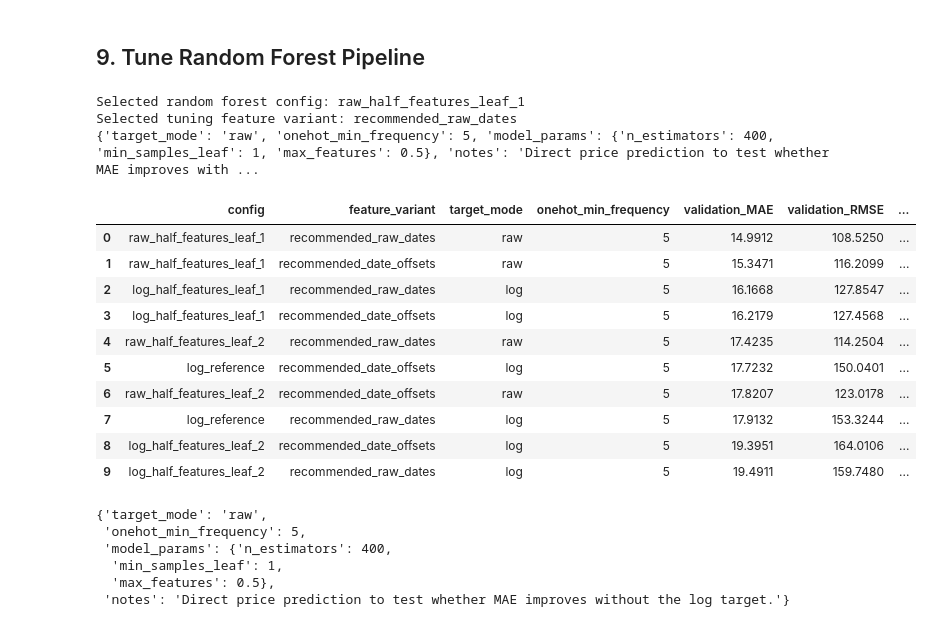
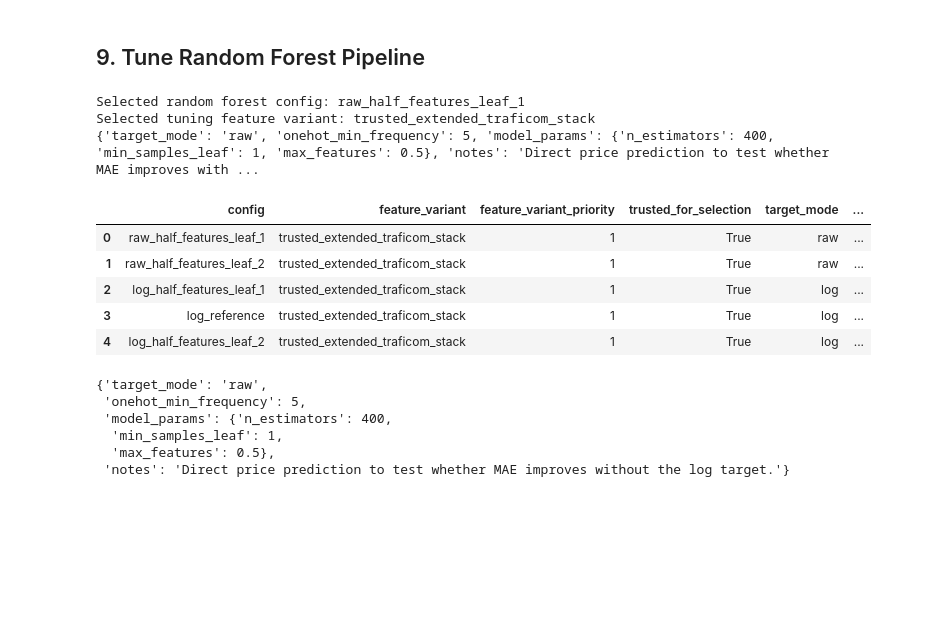
Before and after one commit to Riteshbhandarii/DPPM, a Jupyter notebook: notebooks/04_training/02_random_forest.ipynb, the cells around one changed output. Drawn from its saved outputs; the diff is of its cells as text; code cells hidden in the pictures; blank space fills up the shorter version.

Commit message:
random forest mae better exboost rmse better

```diff
--- a/notebooks/04_training/02_random_forest.ipynb
+++ b/notebooks/04_training/02_random_forest.ipynb
@@ -515,13 +567,23 @@ random_forest_candidate_configs = {
     },
 }
 
+
 random_forest_tuning_feature_sets = {
-    "recommended_raw_dates": recommended_model_features,
-    "recommended_date_offsets": recommended_model_features_with_offsets,
+    "trusted_extended_traficom_stack": {
+        "features": list(dict.fromkeys(
+            baseline_features
+            + traficom_features
+            + registry_lifecycle_features
+            + traficom_extended_features
+        )),
+        "trusted_for_selection": True,
+        "priority": 1,
+    },
 }
 
 tuning_results = []
-for feature_variant_name, tuning_features in random_forest_tuning_feature_sets.items():
+for feature_variant_name, feature_variant_config in random_forest_tuning_feature_sets.items():
+    tuning_features = feature_variant_config["features"]
     X_train_tuning = train_df[tuning_features].copy()
     X_validation_tuning = validation_df[tuning_features].copy()
 
@@ -545,48 +607,46 @@ for feature_variant_name, tuning_features in random_forest_tuning_feature_sets.i
         tuning_results.append({
             "config": config_name,
             "feature_variant": feature_variant_name,
+            "feature_variant_priority": feature_variant_config["priority"],
+            "trusted_for_selection": feature_variant_config["trusted_for_selection"],
             "target_mode": config["target_mode"],
             "onehot_min_frequency": config["onehot_min_frequency"],
             "validation_MAE": mean_absolute_error(y_validation, validation_pred_current),
             "validation_RMSE": np.sqrt(mean_squared_error(y_validation, validation_pred_current)),
             "validation_R2": r2_score(y_validation, validation_pred_current),
             "notes": config["notes"],
         })
 
 tuning_results_df = pd.DataFrame(tuning_results).sort_values(
-    ["validation_MAE", "validation_RMSE"]
+    ["feature_variant_priority", "validation_MAE", "validation_RMSE"],
+    ascending=[True, True, True],
 ).reset_index(drop=True)
 
 selected_random_forest_config_name = tuning_results_df.iloc[0]["config"]
-selected_random_forest_feature_variant_name = tuning_results_df.iloc[0]["feature_variant"]
+selected_random_forest_feature_variant_name = "trusted_extended_traficom_stack"
 selected_random_forest_config = random_forest_candidate_configs[selected_random_forest_config_name]
 
 print("Selected random forest config:", selected_random_forest_config_name)
 print("Selected tuning feature variant:", selected_random_forest_feature_variant_name)
 print(selected_random_forest_config)
 
 display(
     tuning_results_df.style.format({
         "validation_MAE": "{:.4f}",
         "validation_RMSE": "{:.4f}",
         "validation_R2": "{:.4f}",
     })
 )
 # %% [output]
 Selected random forest config: raw_half_features_leaf_1
-Selected tuning feature variant: recommended_raw_dates
+Selected tuning feature variant: trusted_extended_traficom_stack
 {'target_mode': 'raw', 'onehot_min_frequency': 5, 'model_params': {'n_estimators': 400, 'min_samples_leaf': 1, 'max_features': 0.5}, 'notes': 'Direct price prediction to test whether MAE improves with ...
-|  | config | feature_variant | target_mode | onehot_min_frequency | validation_MAE | validation_RMSE | ... |
-| 0 | raw_half_features_leaf_1 | recommended_raw_dates | raw | 5 | 14.9912 | 108.5250 | ... |
-| 1 | raw_half_features_leaf_1 | recommended_date_offsets | raw | 5 | 15.3471 | 116.2099 | ... |
-| 2 | log_half_features_leaf_1 | recommended_raw_dates | log | 5 | 16.1668 | 127.8547 | ... |
-| 3 | log_half_features_leaf_1 | recommended_date_offsets | log | 5 | 16.2179 | 127.4568 | ... |
-| 4 | raw_half_features_leaf_2 | recommended_raw_dates | raw | 5 | 17.4235 | 114.2504 | ... |
-| 5 | log_reference | recommended_date_offsets | log | 5 | 17.7232 | 150.0401 | ... |
-| 6 | raw_half_features_leaf_2 | recommended_date_offsets | raw | 5 | 17.8207 | 123.0178 | ... |
-| 7 | log_reference | recommended_raw_dates | log | 5 | 17.9132 | 153.3244 | ... |
-| 8 | log_half_features_leaf_2 | recommended_date_offsets | log | 5 | 19.3951 | 164.0106 | ... |
-| 9 | log_half_features_leaf_2 | recommended_raw_dates | log | 5 | 19.4911 | 159.7480 | ... |
+|  | config | feature_variant | feature_variant_priority | trusted_for_selection | target_mode | ... |
+| 0 | raw_half_features_leaf_1 | trusted_extended_traficom_stack | 1 | True | raw | ... |
+| 1 | raw_half_features_leaf_2 | trusted_extended_traficom_stack | 1 | True | raw | ... |
+| 2 | log_half_features_leaf_1 | trusted_extended_traficom_stack | 1 | True | log | ... |
+| 3 | log_reference | trusted_extended_traficom_stack | 1 | True | log | ... |
+| 4 | log_half_features_leaf_2 | trusted_extended_traficom_stack | 1 | True | log | ... |
 # %%
 baseline_model = build_random_forest_pipeline(
     X_train,
```
Also changed, not shown: parts of 13 cells of this notebook, 1 other file.
